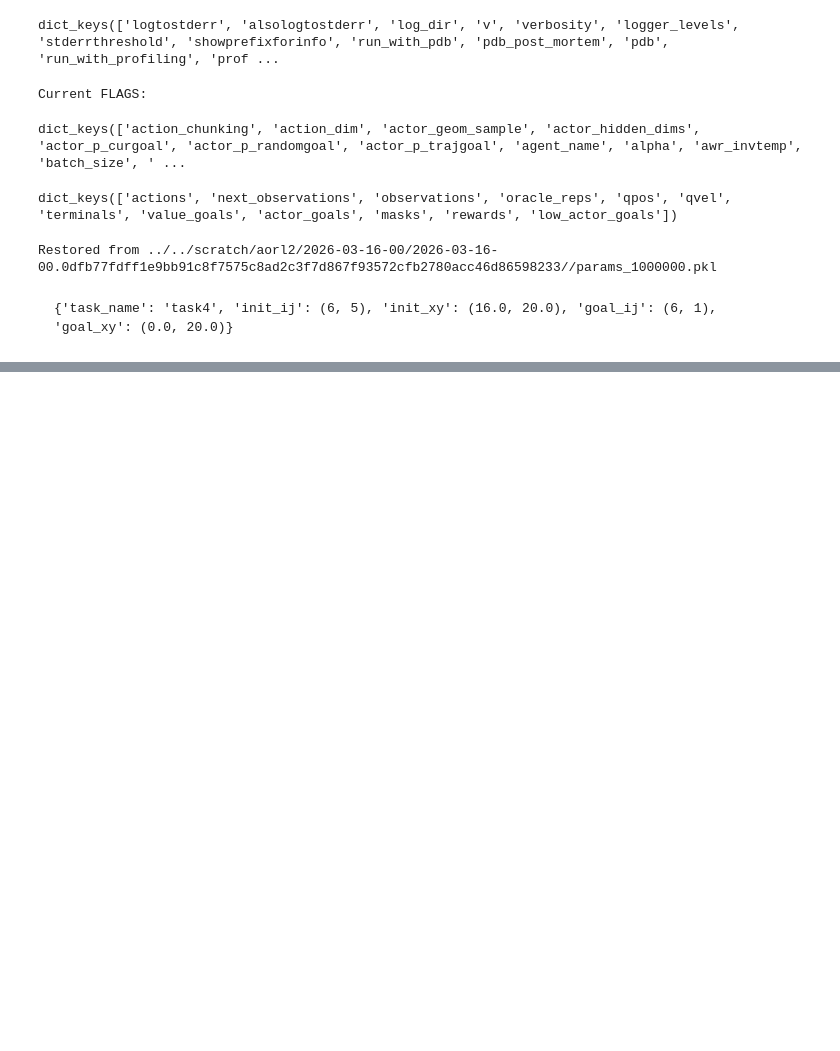
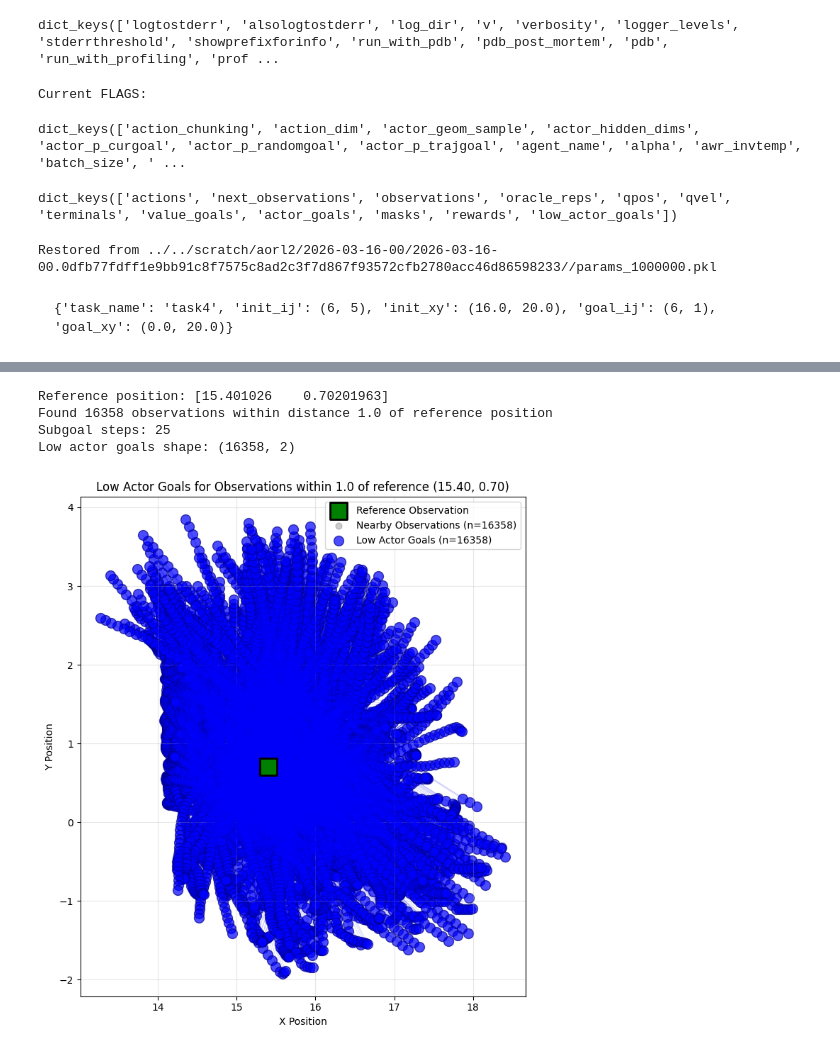
Before and after one commit to jnzhao3/horizon-reduction, a Jupyter notebook: plot_sampled_subgoals.ipynb, the cells around one changed output, grey strips where cells are left out. Saved outputs shown, nothing was run; the diff lists cells and outputs as text; code cells hidden in the pictures; blank space fills up the shorter version.

```diff
--- a/plot_sampled_subgoals.ipynb
+++ b/plot_sampled_subgoals.ipynb
@@ -174,0 +377,79 @@ array([[ 9.9670514e-04,  2.0755249e+01],
+# %%
+# Pick a reference observation and find nearby observations in the dataset
+ref_observation = observation  # Use the observation from earlier
+ref_pos = ref_observation[:2]  # Get x, y coordinates
+
+print(f"Reference position: {ref_pos}")
+
+# Access the underlying dataset
+underlying_dataset = train_dataset.dataset
+
+# Get data arrays
+oracle_reps = underlying_dataset['oracle_reps']
+terminals = underlying_dataset['terminals']
+
+# Find terminal locations for trajectory boundaries
+(terminal_locs,) = np.nonzero(terminals > 0)
+initial_locs = np.concatenate([[0], terminal_locs[:-1] + 1])
+
+# Get subgoal_steps from config
+subgoal_steps = train_dataset.config.get('subgoal_steps', 25)
+
+# Find all observations within distance 1.0
+nearby_indices = []
+nearby_low_actor_goals = []
+nearby_positions = []
+
+for idx in range(len(oracle_reps)):
+    obs_pos = oracle_reps[idx]
+    distance = np.linalg.norm(obs_pos - ref_pos)
+
+    if distance <= 1.0:
+        nearby_indices.append(idx)
+        nearby_positions.append(obs_pos)
+
+        # Compute low_actor_goal index (which is idx + subgoal_steps, clipped to trajectory end)
+        final_state_idx = terminal_locs[np.searchsorted(terminal_locs, idx)]
+        low_actor_goal_idx = np.minimum(idx + subgoal_steps, final_state_idx)
+        nearby_low_actor_goals.append(oracle_reps[low_actor_goal_idx])
+
+nearby_low_actor_goals = np.array(nearby_low_actor_goals)
+nearby_positions = np.array(nearby_positions)
+
+print(f"Found {len(nearby_indices)} observations within distance 1.0 of reference position")
+print(f"Subgoal steps: {subgoal_steps}")
+print(f"Low actor goals shape: {nearby_low_actor_goals.shape}")
+
+# Plot
+fig, ax = plt.subplots(figsize=(10, 8))
+
+# Plot reference observation
+ax.scatter(ref_pos[0], ref_pos[1], s=300, marker='s', color='green', label='Reference Observation', zorder=5, edgecolors='black', linewidth=2)
+
+# Plot nearby observations
+ax.scatter(nearby_positions[:, 0], nearby_positions[:, 1], alpha=0.4, s=40, label=f'Nearby Observations (n={len(nearby_positions)})', color='gray')
+
+# Plot nearby low actor goals
+ax.scatter(nearby_low_actor_goals[:, 0], nearby_low_actor_goals[:, 1], alpha=0.7, s=100, label=f'Low Actor Goals (n={len(nearby_low_actor_goals)})', color='blue', edgecolors='darkblue', linewidth=1)
+
+# Draw connecting lines
+for i in range(len(nearby_positions)):
+    ax.plot([nearby_positions[i, 0], nearby_low_actor_goals[i, 0]],
+            [nearby_positions[i, 1], nearby_low_actor_goals[i, 1]],
+            'b-', alpha=0.2, linewidth=0.5)
+
+ax.set_xlabel('X Position')
+ax.set_ylabel('Y Position')
+ax.set_title(f'Low Actor Goals for Observations within 1.0 of reference ({ref_pos[0]:.2f}, {ref_pos[1]:.2f})')
+ax.legend()
+ax.grid(True, alpha=0.3)
+ax.set_aspect('equal')
+
+plt.tight_layout()
+plt.show()
+# %% [output]
+Reference position: [15.401026    0.70201963]
+Found 16358 observations within distance 1.0 of reference position
+Subgoal steps: 25
+Low actor goals shape: (16358, 2)
+[figure, added]
```
Also changed, not shown: parts of 10 cells of this notebook, 10 other files.
